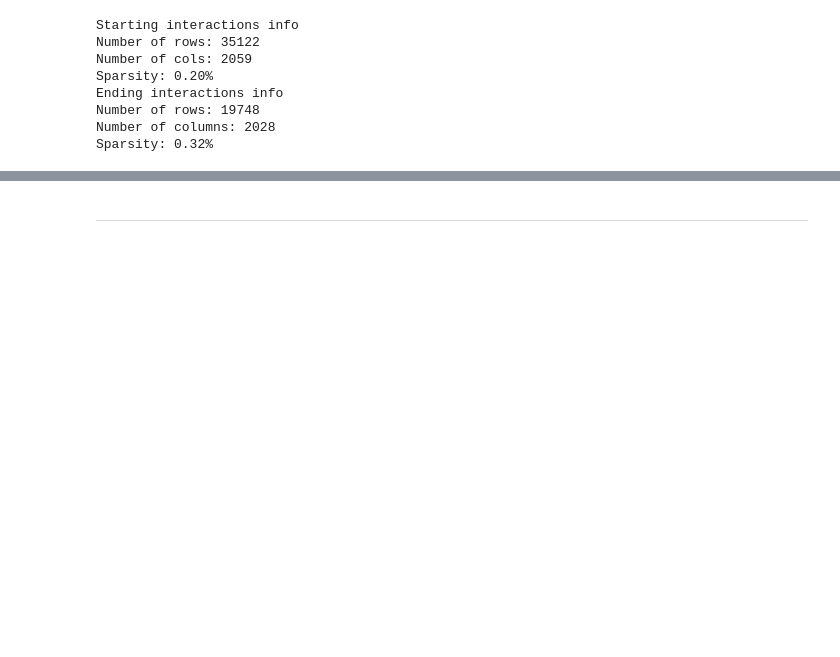
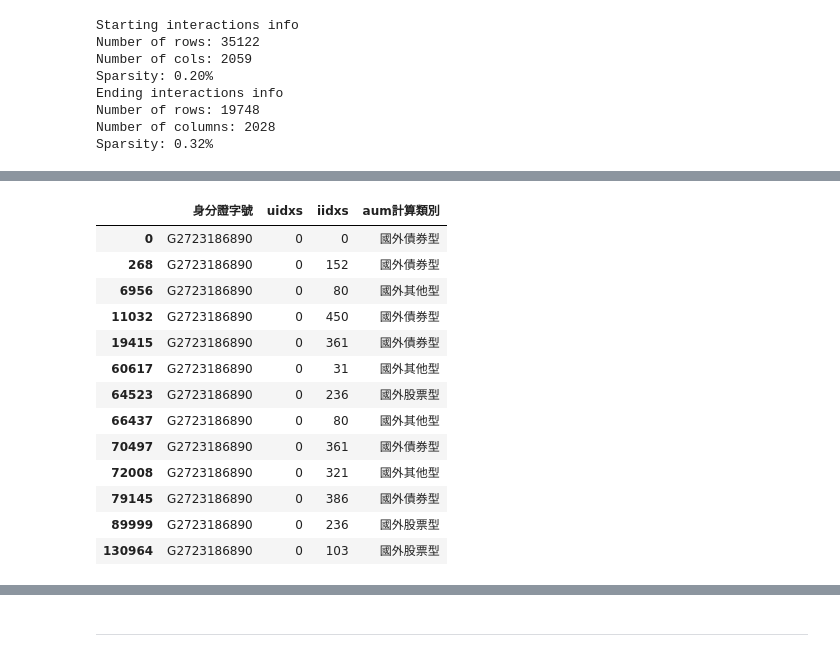
Before and after one commit to 000Nelson000/PlayRecommendSystem, a Jupyter notebook: rec_funds/rec_funds_offline.ipynb, the cells around one changed output, grey strips where cells are left out. Cells and saved outputs as stored; diff of their text form; code cells hidden in the pictures; blank space fills up the shorter version.

```diff
--- a/rec_funds/rec_funds_offline.ipynb
+++ b/rec_funds/rec_funds_offline.ipynb
@@ -39,0 +103,17 @@ train,test, user_idxs = train_test_split(purchased_ui,split_count=1,fraction=0.2
+# %%
+df_ui_features[df_ui_features['uidxs']==0]
+# %% [output]
+|  | 身分證字號 | uidxs | iidxs | aum計算類別 |
+| 0 | G2723186890 | 0 | 0 | 國外債券型 |
+| 268 | G2723186890 | 0 | 152 | 國外債券型 |
+| 6956 | G2723186890 | 0 | 80 | 國外其他型 |
+| 11032 | G2723186890 | 0 | 450 | 國外債券型 |
+| 19415 | G2723186890 | 0 | 361 | 國外債券型 |
+| 60617 | G2723186890 | 0 | 31 | 國外其他型 |
+| 64523 | G2723186890 | 0 | 236 | 國外股票型 |
+| 66437 | G2723186890 | 0 | 80 | 國外其他型 |
+| 70497 | G2723186890 | 0 | 361 | 國外債券型 |
+| 72008 | G2723186890 | 0 | 321 | 國外其他型 |
+| 79145 | G2723186890 | 0 | 386 | 國外債券型 |
+| 89999 | G2723186890 | 0 | 236 | 國外股票型 |
+| 130964 | G2723186890 | 0 | 103 | 國外股票型 |
```
Also changed, not shown: parts of 26 cells of this notebook, 1 other file.
